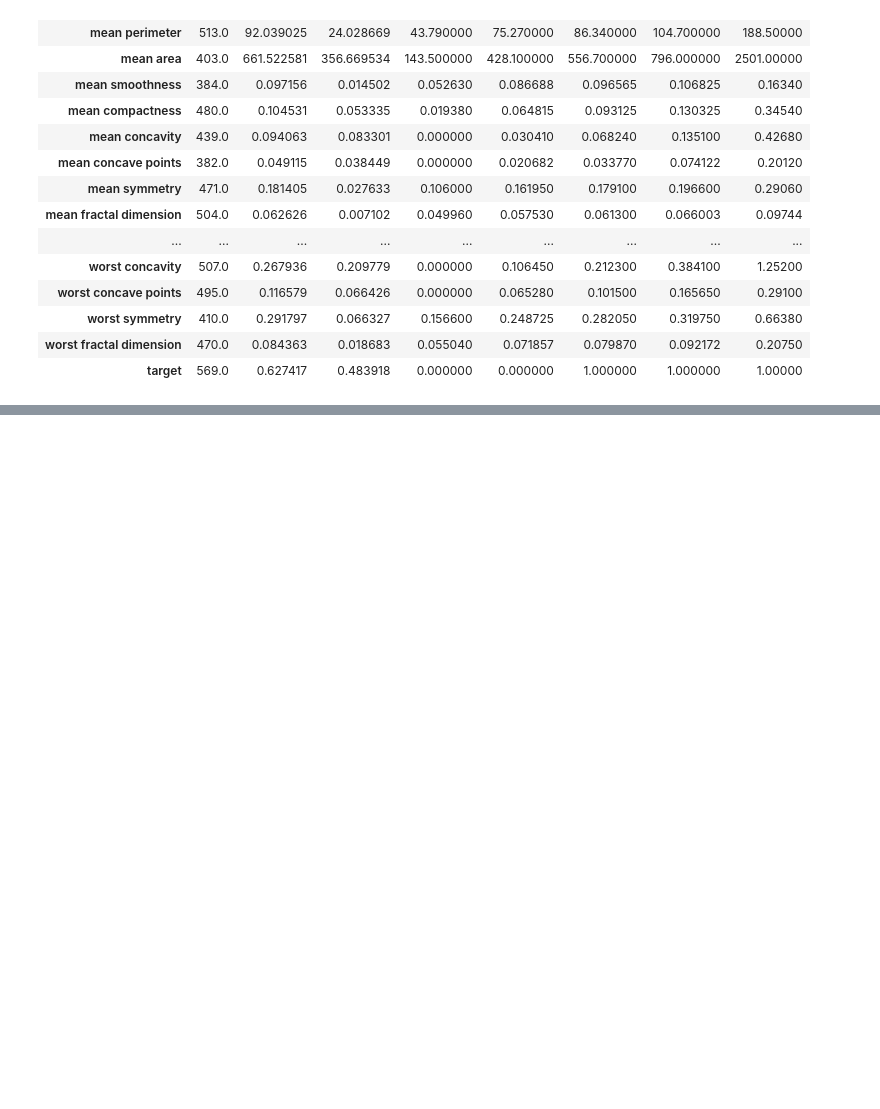
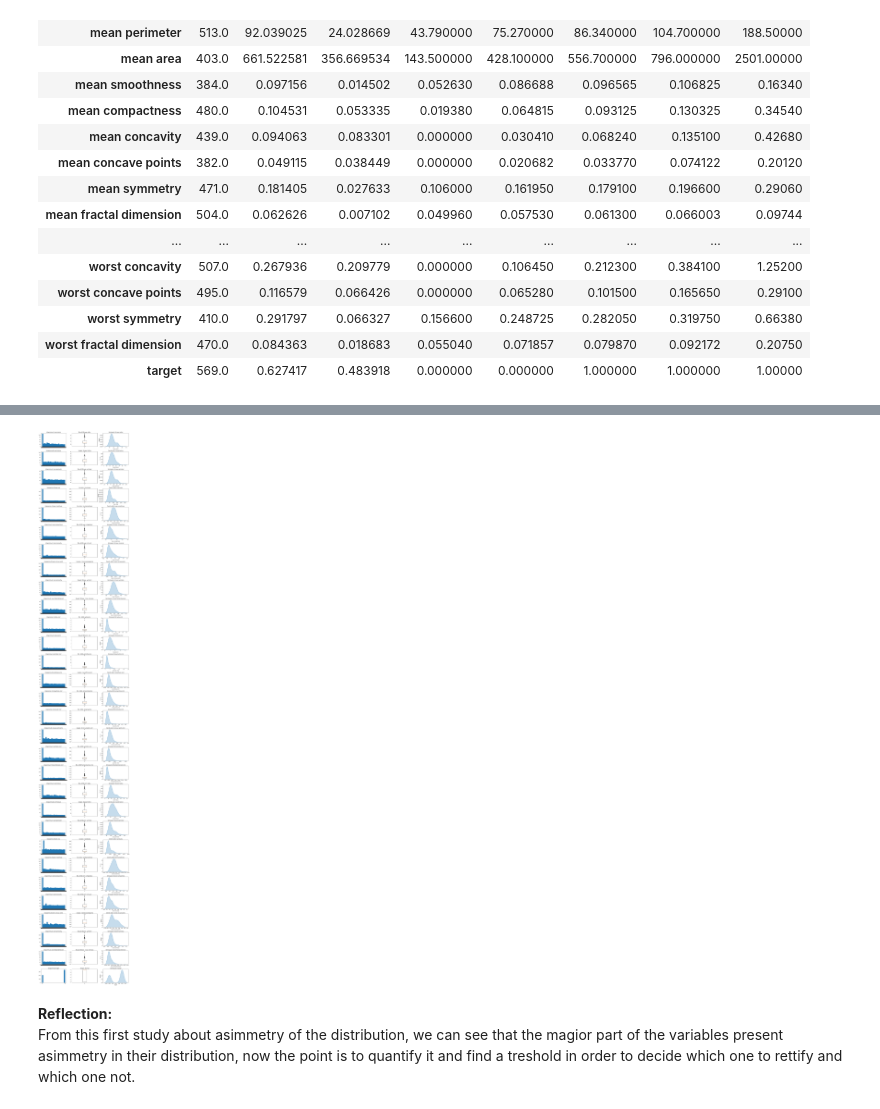
Before and after one commit to kozen88/Data_prepro, a Jupyter notebook: data_preprocessing.ipynb, the cells around one changed output, grey strips where cells are left out. Saved outputs shown, nothing was run; the diff lists cells and outputs as text; code cells hidden in the pictures; blank space fills up the shorter version.

Commit message:
first two step of analisys of asimmetry completed

```diff
--- a/data_preprocessing.ipynb
+++ b/data_preprocessing.ipynb
@@ -142,0 +257,32 @@ df.describe().T
+# %%
+# exclude area error
+columns_to_plot = [col for col in df.columns if col != 'area error']
+
+# set the parameter for making a series of 3 plot for each row regarding one variable
+# and showing her distribution
+fig, axes = plt.subplots(nrows=len(columns_to_plot), ncols=3, figsize=(15, 3*len(columns_to_plot)))
+
+# make the 3 plots
+for i, col in enumerate(columns_to_plot):
+
+    # Histogram
+    axes[i, 0].hist(df[col].astype(str), bins=20)
+    axes[i, 0].set_title(f"Istogramma di {col}")
+
+    # Box plot
+    axes[i, 1].boxplot(df[col].dropna())  # check no missing values
+    axes[i, 1].set_title(f"Box plot di {col}")
+
+    # Density plot
+    axes[i, 2].set(xlabel=col)
+    if df[col].dtype in ['float64', 'int64']:  # check varaible is numeric
+        sns.kdeplot(data=df, x=col, ax=axes[i, 2], fill=True)
+        axes[i, 2].set_title(f"Density plot di {col}")
+
+plt.tight_layout()
+plt.show()
+# %% [output]
+[figure, added]
+# %% [markdown]
+**Reflection:** <br>
+From this first study about asimmetry of the distribution, we can see that the magior part of the variables present asimmetry in their distribution, now the point is to quantify it and find a treshold in order to decide which one to rettify and which one not.
```
Also changed, not shown: parts of 21 cells of this notebook.
